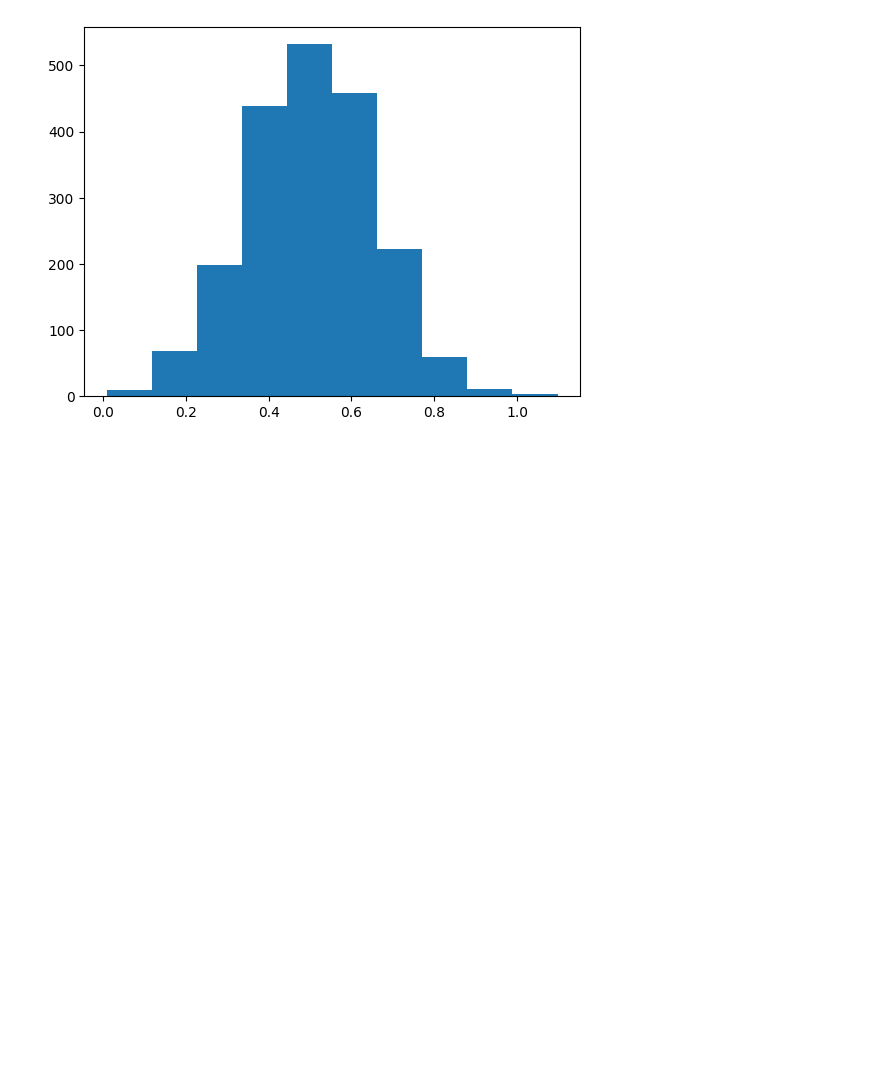
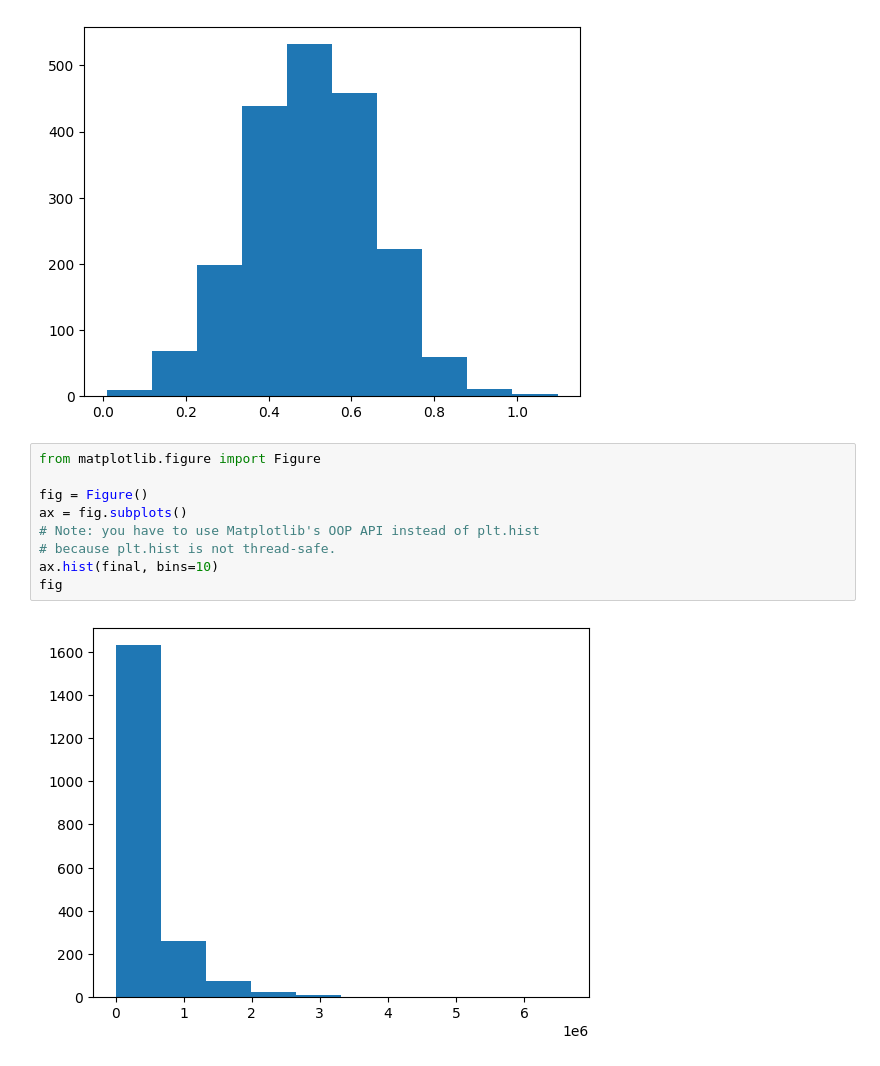
Before and after one commit to 4-Impact/inequality-simulator, a Jupyter notebook: DataAnalysis.ipynb, the cells around one changed output. Drawn from its saved outputs; the diff is of its cells as text; blank space fills up the shorter version.

```diff
--- a/DataAnalysis.ipynb
+++ b/DataAnalysis.ipynb
@@ -56,3 +56,14 @@ plt.hist(gaussian_array)
         1.09698962]),
  <BarContainer object of 10 artists>)
 [figure]
+# %%
+from matplotlib.figure import Figure
+
+fig = Figure()
+ax = fig.subplots()
+# Note: you have to use Matplotlib's OOP API instead of plt.hist
+# because plt.hist is not thread-safe.
+ax.hist(final, bins=10)
+fig
+# %% [output]
+[figure, added]
```
Also changed, not shown: parts of 7 cells of this notebook, 5 other files.
